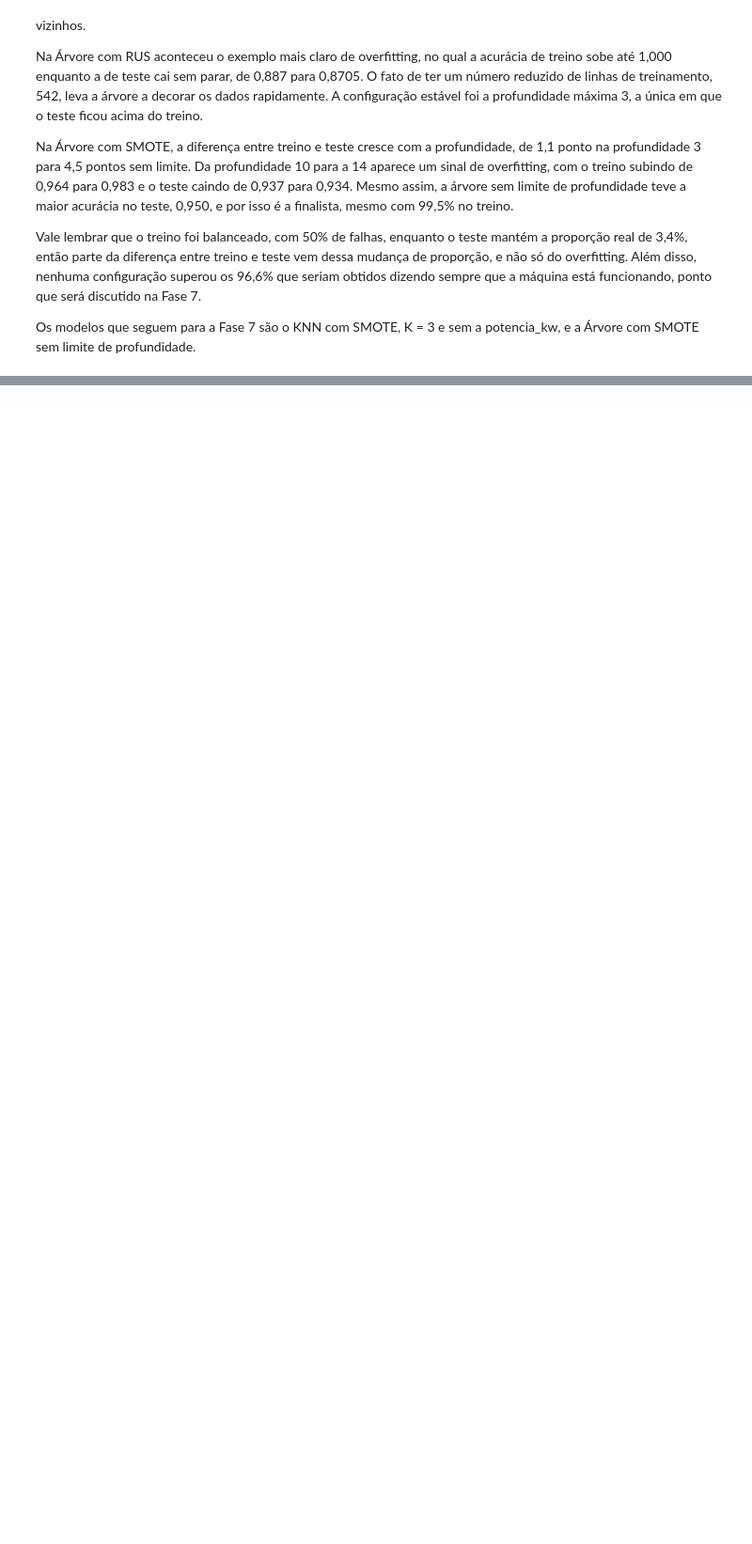
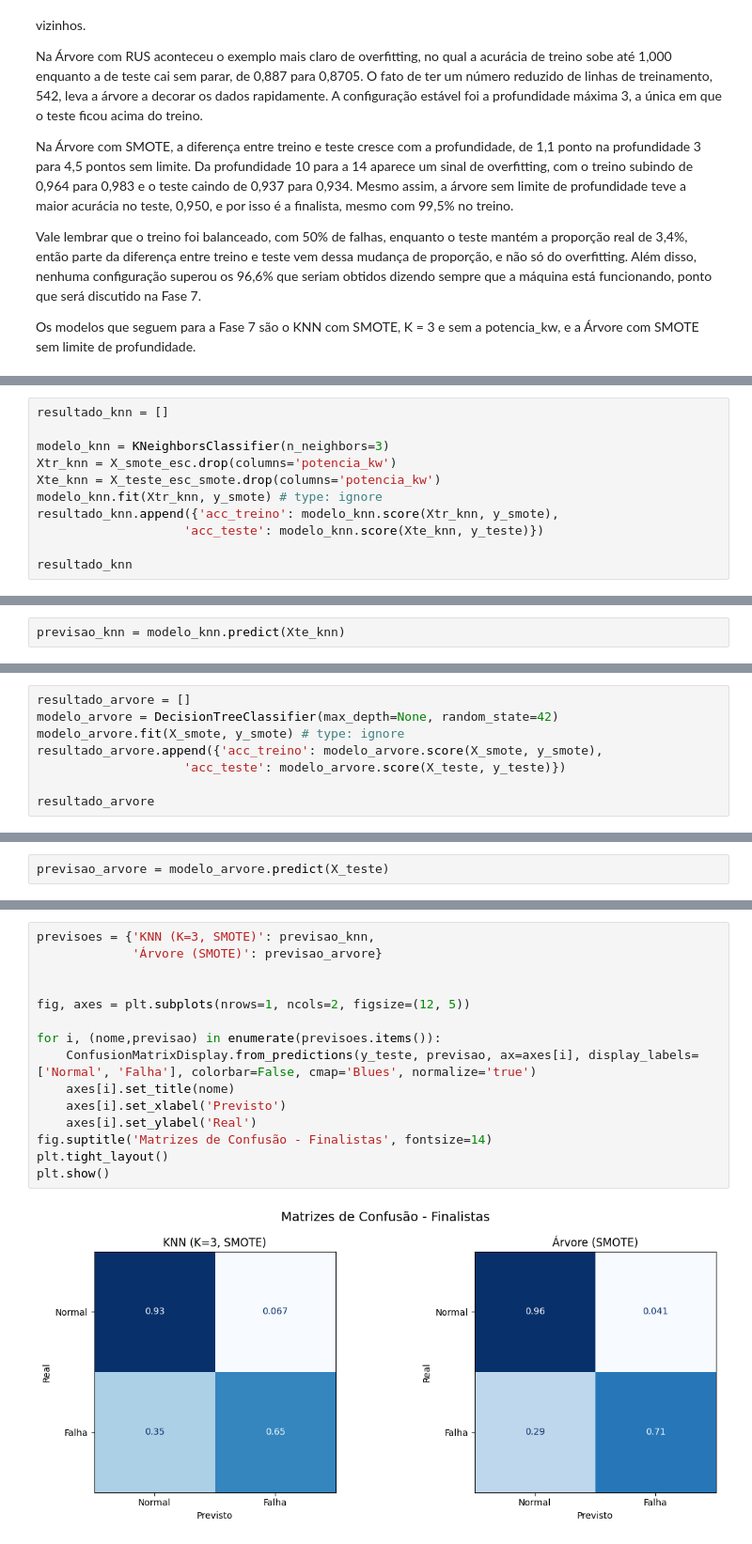
Before and after one commit to filipester/manutencao_preditiva, a Jupyter notebook: manutencao_preditiva.ipynb, the cells around one changed output, grey strips where cells are left out. Shown at 94% size. Saved outputs shown, nothing was run; the diff lists cells and outputs as text; blank space fills up the shorter version.

Commit message:
add classification report and confusion matrix for both models

```diff
--- a/manutencao_preditiva.ipynb
+++ b/manutencao_preditiva.ipynb
@@ -642,0 +650,11 @@ Os modelos que seguem para a Fase 7 são o KNN com SMOTE, K = 3 e sem a potencia
+# %%
+resultado_knn = []
+
+modelo_knn = KNeighborsClassifier(n_neighbors=3)
+Xtr_knn = X_smote_esc.drop(columns='potencia_kw')
+Xte_knn = X_teste_esc_smote.drop(columns='potencia_kw')
+modelo_knn.fit(Xtr_knn, y_smote) # type: ignore
+resultado_knn.append({'acc_treino': modelo_knn.score(Xtr_knn, y_smote),
+                    'acc_teste': modelo_knn.score(Xte_knn, y_teste)})
+
+resultado_knn
@@ -642,0 +663,2 @@ Os modelos que seguem para a Fase 7 são o KNN com SMOTE, K = 3 e sem a potencia
+# %%
+previsao_knn = modelo_knn.predict(Xte_knn)
@@ -642,0 +676,8 @@ Os modelos que seguem para a Fase 7 são o KNN com SMOTE, K = 3 e sem a potencia
+# %%
+resultado_arvore = []
+modelo_arvore = DecisionTreeClassifier(max_depth=None, random_state=42)
+modelo_arvore.fit(X_smote, y_smote) # type: ignore
+resultado_arvore.append({'acc_treino': modelo_arvore.score(X_smote, y_smote),
+                    'acc_teste': modelo_arvore.score(X_teste, y_teste)})
+
+resultado_arvore
@@ -642,0 +686,2 @@ Os modelos que seguem para a Fase 7 são o KNN com SMOTE, K = 3 e sem a potencia
+# %%
+previsao_arvore = modelo_arvore.predict(X_teste)
@@ -642,0 +699,17 @@ Os modelos que seguem para a Fase 7 são o KNN com SMOTE, K = 3 e sem a potencia
+# %%
+previsoes = {'KNN (K=3, SMOTE)': previsao_knn,
+             'Árvore (SMOTE)': previsao_arvore}
+
+
+fig, axes = plt.subplots(nrows=1, ncols=2, figsize=(12, 5))
+
+for i, (nome,previsao) in enumerate(previsoes.items()):
+    ConfusionMatrixDisplay.from_predictions(y_teste, previsao, ax=axes[i], display_labels=['Normal', 'Falha'], colorbar=False, cmap='Blues', normalize='true')
+    axes[i].set_title(nome)
+    axes[i].set_xlabel('Previsto')
+    axes[i].set_ylabel('Real')
+fig.suptitle('Matrizes de Confusão - Finalistas', fontsize=14)
+plt.tight_layout()
+plt.show()
+# %% [output]
+[figure, added]
```
Also changed, not shown: parts of 6 cells of this notebook.
